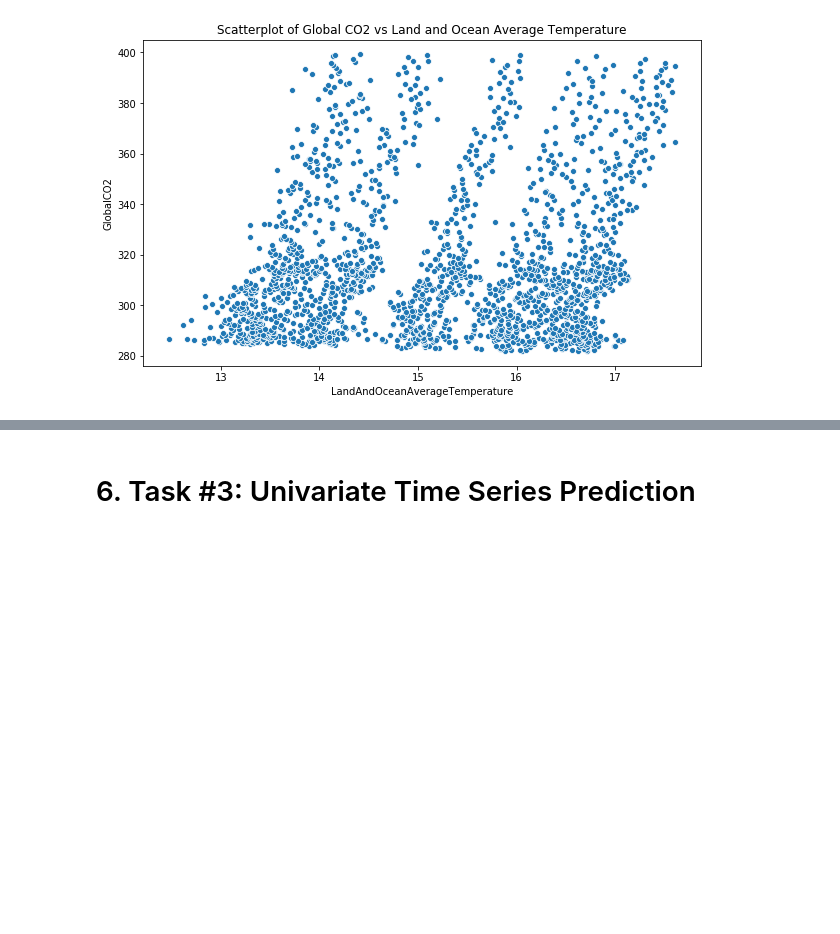
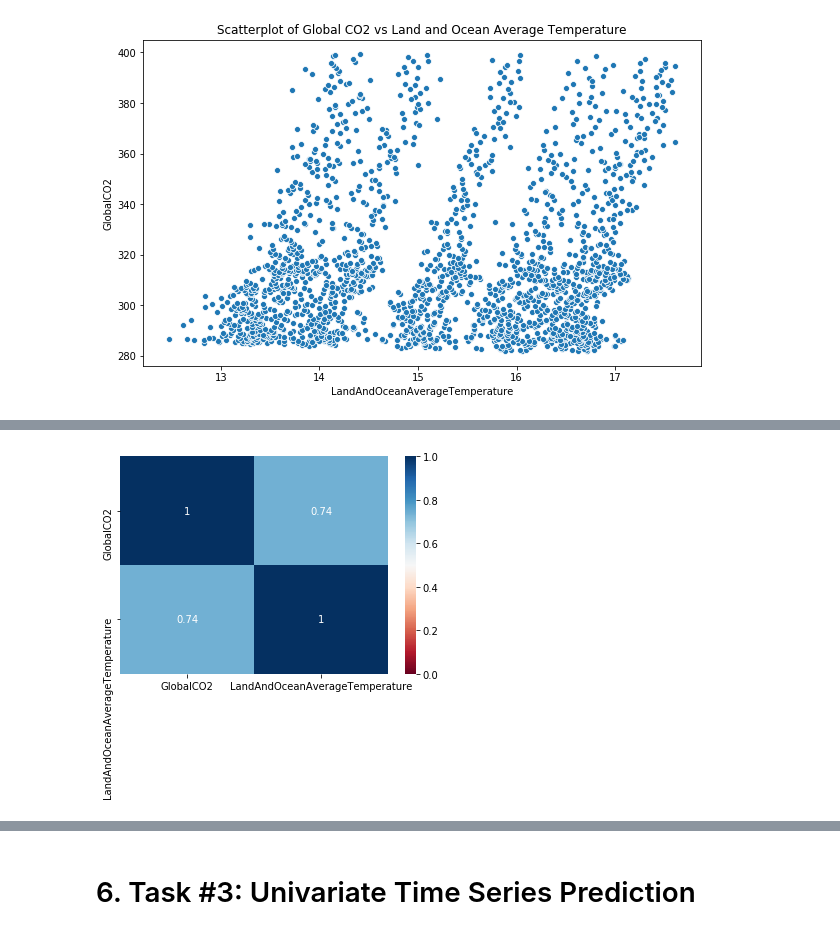
Before and after one commit to alvarocapelo/time-series-analysis, a Jupyter notebook: global-temperature/global-temperature-analysis.ipynb, the cells around one changed output, grey strips where cells are left out. Cells and saved outputs as stored; diff of their text form; code cells hidden in the pictures; blank space fills up the shorter version.

```diff
--- a/global-temperature/global-temperature-analysis.ipynb
+++ b/global-temperature/global-temperature-analysis.ipynb
@@ -734,0 +751,5 @@ As observed above, the linear correlation between both series is not obvious, al
+# %%
+sns.heatmap(pd.concat([rolling_co2, rolling_landocean], axis=1).corr(),
+            annot=True, cmap='RdBu', vmin=0, vmax=1);
+# %% [output]
+[figure, added]
```
Also changed, not shown: parts of 11 cells of this notebook.
